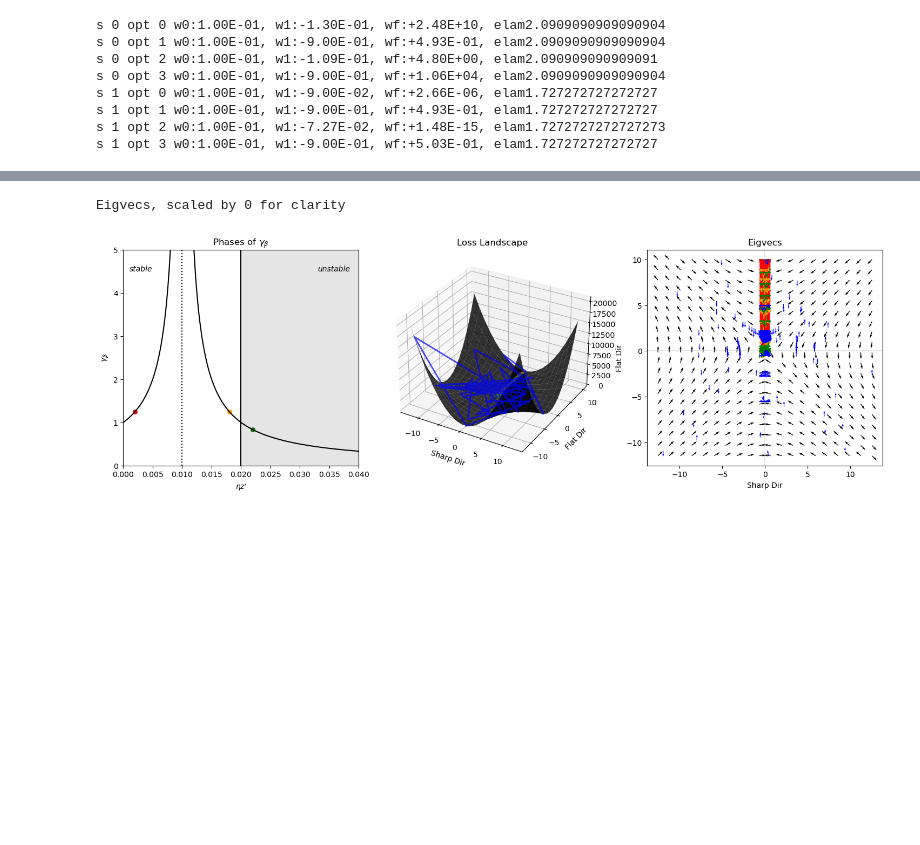
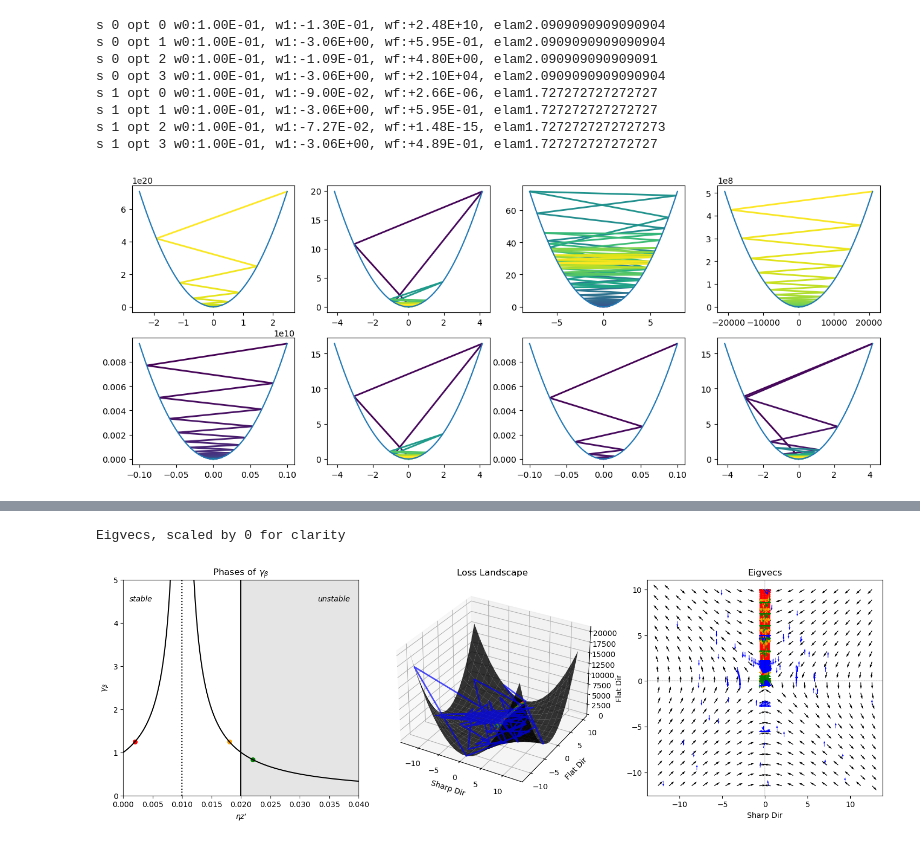
Before and after one commit to lawrencewang94/jax_eigs, a Jupyter notebook: notebooks/shape_of_loss_v2_rms_large_values.ipynb, the cells around one changed output, grey strips where cells are left out. Saved outputs shown, nothing was run; the diff lists cells and outputs as text; code cells hidden in the pictures; blank space fills up the shorter version.

```diff
--- a/notebooks/shape_of_loss_v2_rms_large_values.ipynb
+++ b/notebooks/shape_of_loss_v2_rms_large_values.ipynb
@@ -121,45 +72,50 @@ from matplotlib.collections import LineCollection
 from matplotlib.colors import Normalize
 import matplotlib.cm as cm
 
+# quadratic loss function L = \lambda/2 X^2
+def loss_fn(sharpness, w):
+    return (sharpness/2)*w**2
+
 fig, axs = plt.subplots(2, 4, figsize=(16, 6))
 all_ws = []
 for i, sharpness in enumerate([2.3, 1.9]):
-    for j, opt in enumerate([sim_sgd, sim_rms, sim_rms_lb, sim_rms_ub]):
+    for j, opt in enumerate(['sgd', 'rms', 'rms-lb', 'rms-ub']):
         # sharpness = 2.
         w0 = 0.1
         j_factor = 1 if j != 2 else 10
         params = {
             'eta': 1. * j_factor,
             'sharpness': sharpness,
             'rms_lim': 1.1 * j_factor,
             'rms_beta': 0.9,
             'rms_init': (sharpness*w0)**2,
             # 'rms_init': 0.,
             'w0': w0,
             'n_eps': 100,
         }
 
-        ws, losses = opt(params)
+        ws, losses = sim_traj(params, mode=opt)
         lc = viridis_xy(ws, losses)
         all_ws.append(ws)
 
         axs[i][j].add_collection(lc)
         axs[i][j].autoscale_view()
 
         xmax = max(np.abs(ws))
         xs = np.linspace(-xmax, xmax, 101)
         ys = loss_fn(sharpness, xs)
         axs[i][j].plot(xs, ys)
 
         print("s", i, "opt", j, f"w0:{ws[0]:.2E}, w1:{ws[1]:+.2E}, wf:{ws[-1]:+.2E}, elam{params['eta']*sharpness/params['rms_lim']}")
 
 plt.show()
 # %% [output]
 s 0 opt 0 w0:1.00E-01, w1:-1.30E-01, wf:+2.48E+10, elam2.0909090909090904
-s 0 opt 1 w0:1.00E-01, w1:-9.00E-01, wf:+4.93E-01, elam2.0909090909090904
+s 0 opt 1 w0:1.00E-01, w1:-3.06E+00, wf:+5.95E-01, elam2.0909090909090904
 s 0 opt 2 w0:1.00E-01, w1:-1.09E-01, wf:+4.80E+00, elam2.090909090909091
-s 0 opt 3 w0:1.00E-01, w1:-9.00E-01, wf:+1.06E+04, elam2.0909090909090904
+s 0 opt 3 w0:1.00E-01, w1:-3.06E+00, wf:+2.10E+04, elam2.0909090909090904
 s 1 opt 0 w0:1.00E-01, w1:-9.00E-02, wf:+2.66E-06, elam1.727272727272727
-s 1 opt 1 w0:1.00E-01, w1:-9.00E-01, wf:+4.93E-01, elam1.727272727272727
+s 1 opt 1 w0:1.00E-01, w1:-3.06E+00, wf:+5.95E-01, elam1.727272727272727
 s 1 opt 2 w0:1.00E-01, w1:-7.27E-02, wf:+1.48E-15, elam1.7272727272727273
-s 1 opt 3 w0:1.00E-01, w1:-9.00E-01, wf:+5.03E-01, elam1.727272727272727
+s 1 opt 3 w0:1.00E-01, w1:-3.06E+00, wf:+4.89E-01, elam1.727272727272727
+[figure, added]
```
Also changed, not shown: parts of 17 cells of this notebook, 2 other files.
